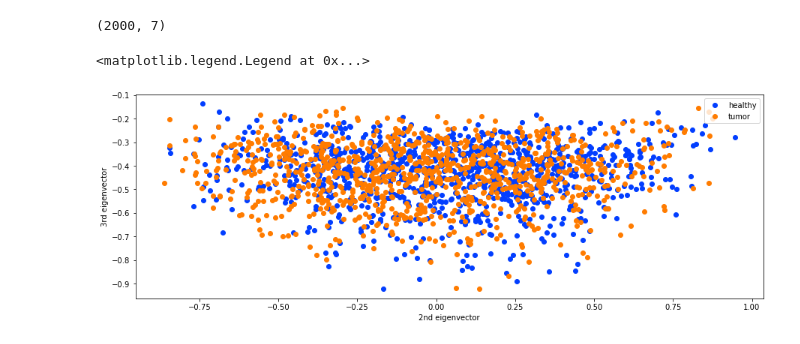
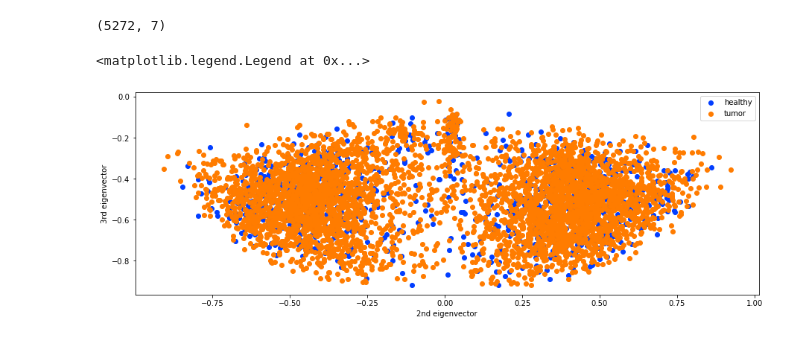
Before and after one commit to ratschlab/secedo, a Jupyter notebook: scripts/utils.ipynb, the cells around one changed output. Drawn from its saved outputs; the diff is of its cells as text; code cells hidden in the pictures.

```diff
--- a/scripts/utils.ipynb
+++ b/scripts/utils.ipynb
@@ -266,37 +286,37 @@ print('Done!')
 # Plot eigenvectors for the Varsim simulated dataset
 
 import matplotlib.pyplot as plt
 import numpy as np
 import seaborn as sns
 
-base_dir = f'/Users/dd/work/svc/data/breakingpoint/'
-data = np.loadtxt(f'{base_dir}/sim_mat_eigenvectors_norm.csv')
+base_dir = f'/Users/dd/work/svc/data/tumorABCDE/'
+data = np.loadtxt(f'{base_dir}/sim_mat_eigenvectors_normB.csv')
 colors = sns.color_palette('bright')
 
 x1 = data[:1000,1]
 y1 = data[:1000,0]
 
 x2 = data[1000:,1]
 y2 = data[1000:,0]
 
 
 
 print(data.shape)
 fig, axs = plt.subplots(1, 1, figsize=(15,5))
 
 axs.scatter(x1,y1, label='healthy', color = colors[0])
 axs.scatter(x2,y2, label='tumor', color = colors[1])
 
 
 
 axs.set(xlabel='2nd eigenvector', ylabel='3rd eigenvector')
 
 #fig, axs = plt.subplots(1)
 axs.legend(loc='upper right')
 # %% [output]
-(2000, 7)
+(5272, 7)
 <matplotlib.legend.Legend at 0x...>
-[figure, old version]
+[figure, new version]
 # %%
 # Write out the BAM files that make up each cluster
 
```
Also changed, not shown: parts of 3 cells of this notebook, 2 other files.
